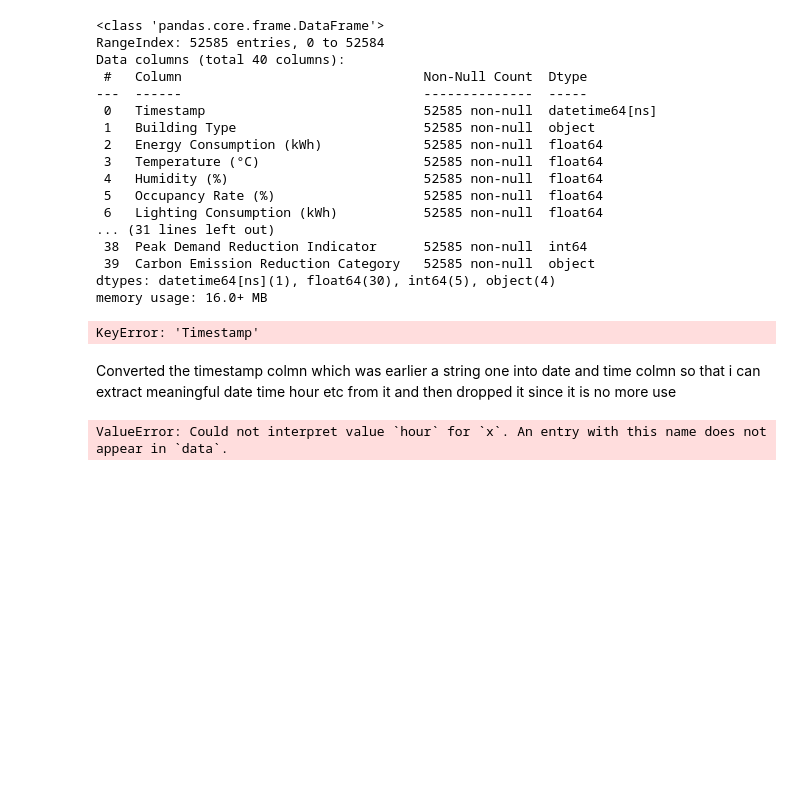
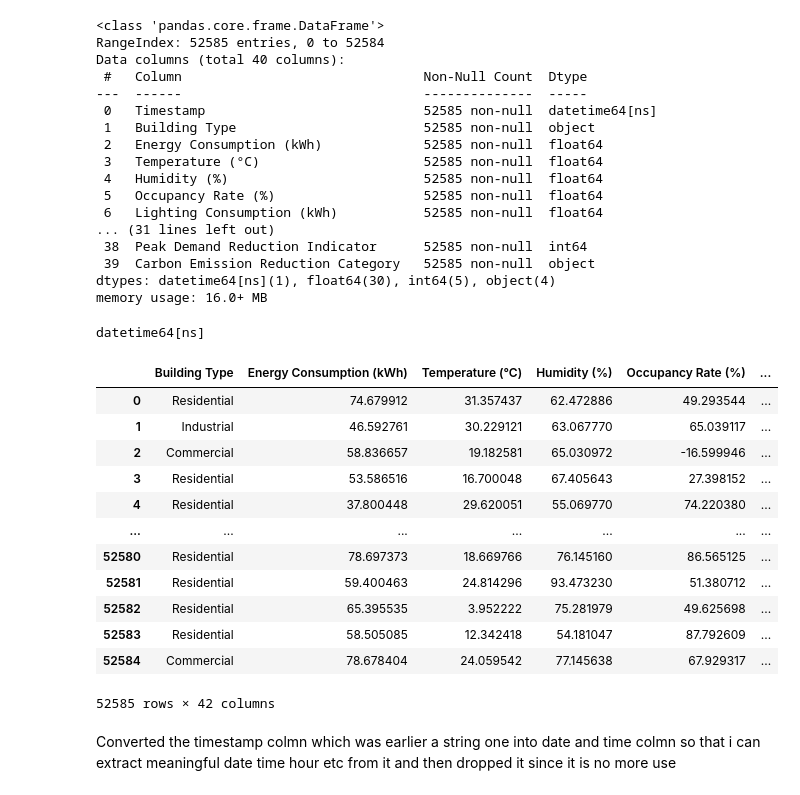
Before and after one commit to LavdeepSingh23/Unsupervised-Energy-Optimization-Analytics, a Jupyter notebook: analysis.ipynb, the cells around one changed output. Drawn from its saved outputs; the diff is of its cells as text; code cells hidden in the pictures; blank space fills up the shorter version.

Commit message:
done with data analysis on the dataset

```diff
--- a/analysis.ipynb
+++ b/analysis.ipynb
@@ -128,23 +122,30 @@ Data columns (total 40 columns):
  39  Carbon Emission Reduction Category   52585 non-null  object
 dtypes: datetime64[ns](1), float64(30), int64(5), object(4)
 memory usage: 16.0+ MB
+# %%
+print(df['Timestamp'].dtype)
+# %% [output]
+datetime64[ns]
 # %%
-
-df['Timestamp'] = pd.to_datetime(df['Timestamp'])
-
 df['hour'] = df['Timestamp'].dt.hour
 df['day'] = df['Timestamp'].dt.day
 df['month'] = df['Timestamp'].dt.month
-#df = df.drop(columns=["Timestamp"])
+df= df.drop(columns = ["Timestamp"])
 df
 # %% [output]
+|  | Building Type | Energy Consumption (kWh) | Temperature (°C) | Humidity (%) | Occupancy Rate (%) | ... |
+| 0 | Residential | 74.679912 | 31.357437 | 62.472886 | 49.293544 | ... |
+| 1 | Industrial | 46.592761 | 30.229121 | 63.067770 | 65.039117 | ... |
+| 2 | Commercial | 58.836657 | 19.182581 | 65.030972 | -16.599946 | ... |
+| 3 | Residential | 53.586516 | 16.700048 | 67.405643 | 27.398152 | ... |
+| 4 | Residential | 37.800448 | 29.620051 | 55.069770 | 74.220380 | ... |
+| ... | ... | ... | ... | ... | ... | ... |
+| 52580 | Residential | 78.697373 | 18.669766 | 76.145160 | 86.565125 | ... |
+| 52581 | Residential | 59.400463 | 24.814296 | 93.473230 | 51.380712 | ... |
+| 52582 | Residential | 65.395535 | 3.952222 | 75.281979 | 49.625698 | ... |
+| 52583 | Residential | 58.505085 | 12.342418 | 54.181047 | 87.792609 | ... |
+| 52584 | Commercial | 78.678404 | 24.059542 | 77.145638 | 67.929317 | ... |
-KeyError: 'Timestamp'
+52585 rows × 42 columns
-# %% [markdown]
-Converted the timestamp colmn which was earlier a string one into date and time colmn so that i can extract meaningful date time hour etc from it
-and then dropped it since it is no more use
-# %%
-sns.lineplot(x='hour', y='Energy Consumption (kWh)', data=df)
-plt.title("Energy Consumption by Hour")
-plt.show()
-# %% [output]
-ValueError: Could not interpret value `hour` for `x`. An entry with this name does not appear in `data`.
+# %% [markdown]
+Converted the timestamp colmn which was earlier a string one into date and time colmn so that i can extract meaningful date time hour etc from it
+and then dropped it since it is no more use
```
Also changed, not shown: parts of 6 cells of this notebook.
